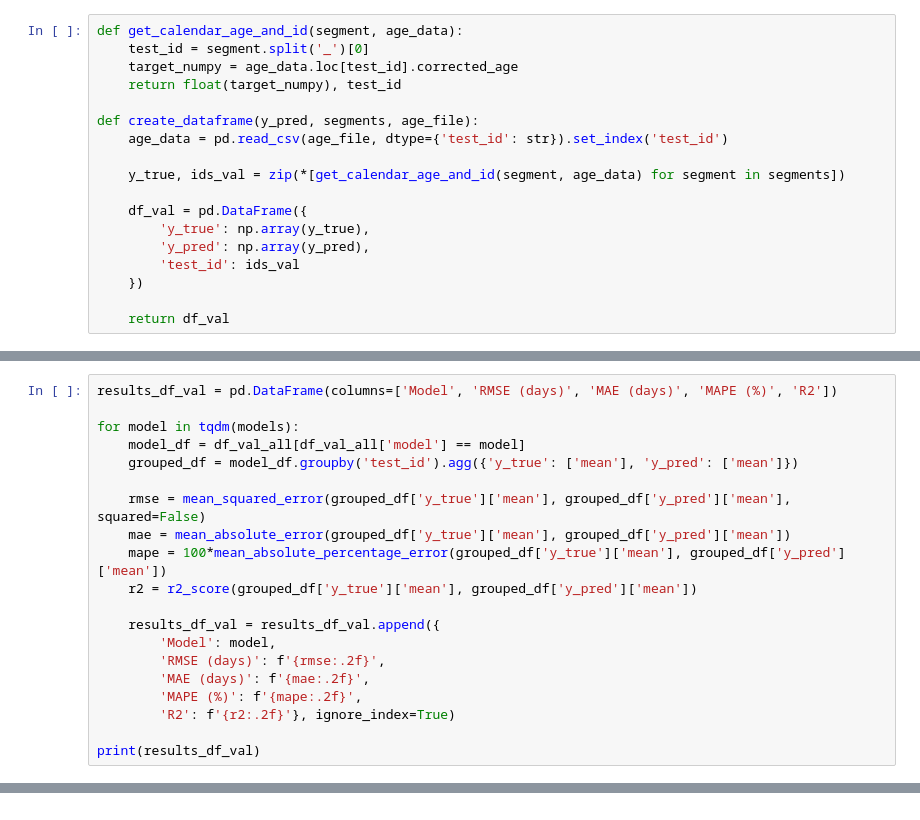
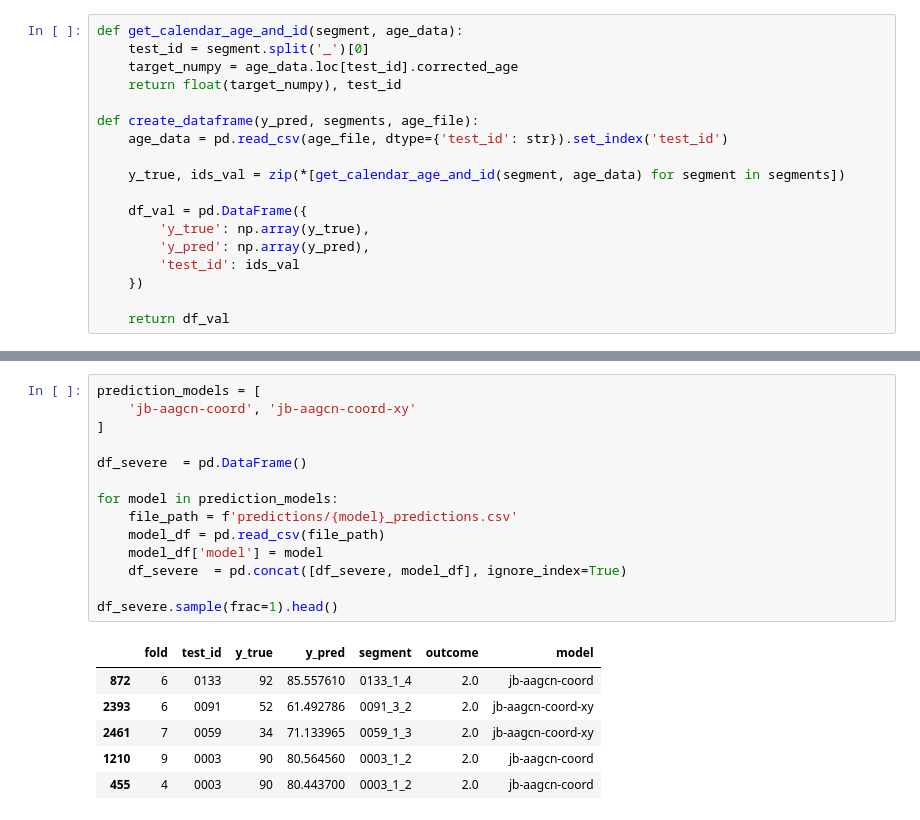
Before and after one commit to deinal/infant-aagcn, a Jupyter notebook: notebooks/results.ipynb, the cells around one changed output, grey strips where cells are left out. Drawn from its saved outputs; the diff is of its cells as text.

```diff
--- a/notebooks/results.ipynb
+++ b/notebooks/results.ipynb
@@ -107,20 +34,0 @@ df_severe.sample(frac=1).head()
-# %%
-results_df_val = pd.DataFrame(columns=['Model', 'RMSE (days)', 'MAE (days)', 'MAPE (%)', 'R2'])
-
-for model in tqdm(models):
-    model_df = df_val_all[df_val_all['model'] == model]
-    grouped_df = model_df.groupby('test_id').agg({'y_true': ['mean'], 'y_pred': ['mean']})
-
-    rmse = mean_squared_error(grouped_df['y_true']['mean'], grouped_df['y_pred']['mean'], squared=False)
-    mae = mean_absolute_error(grouped_df['y_true']['mean'], grouped_df['y_pred']['mean'])
-    mape = 100*mean_absolute_percentage_error(grouped_df['y_true']['mean'], grouped_df['y_pred']['mean'])
-    r2 = r2_score(grouped_df['y_true']['mean'], grouped_df['y_pred']['mean'])
-
-    results_df_val = results_df_val.append({
-        'Model': model,
-        'RMSE (days)': f'{rmse:.2f}',
-        'MAE (days)': f'{mae:.2f}',
-        'MAPE (%)': f'{mape:.2f}',
-        'R2': f'{r2:.2f}'}, ignore_index=True)
-
-print(results_df_val)
@@ -474,0 +35,21 @@ stgcn-xy
+# %%
+prediction_models = [
+    'jb-aagcn-coord', 'jb-aagcn-coord-xy'
+]
+
+df_severe  = pd.DataFrame()
+
+for model in prediction_models:
+    file_path = f'predictions/{model}_predictions.csv'
+    model_df = pd.read_csv(file_path)
+    model_df['model'] = model
+    df_severe  = pd.concat([df_severe, model_df], ignore_index=True)
+
+df_severe.sample(frac=1).head()
+# %% [output]
+|  | fold | test_id | y_true | y_pred | segment | outcome | model |
+| 872 | 6 | 0133 | 92 | 85.557610 | 0133_1_4 | 2.0 | jb-aagcn-coord |
+| 2393 | 6 | 0091 | 52 | 61.492786 | 0091_3_2 | 2.0 | jb-aagcn-coord-xy |
+| 2461 | 7 | 0059 | 34 | 71.133965 | 0059_1_3 | 2.0 | jb-aagcn-coord-xy |
+| 1210 | 9 | 0003 | 90 | 80.564560 | 0003_1_2 | 2.0 | jb-aagcn-coord |
+| 455 | 4 | 0003 | 90 | 80.443700 | 0003_1_2 | 2.0 | jb-aagcn-coord |
```
Also changed, not shown: parts of 37 cells of this notebook, 20 other files.
